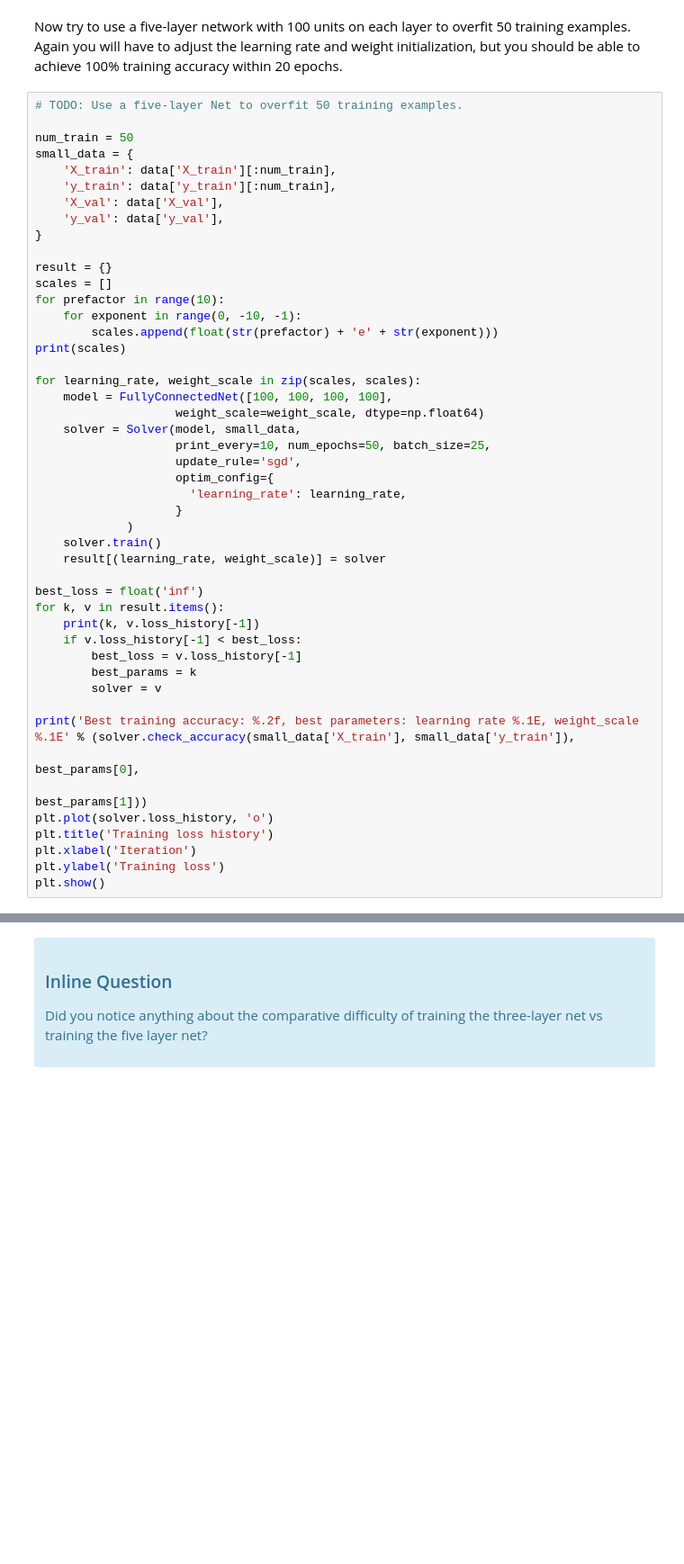
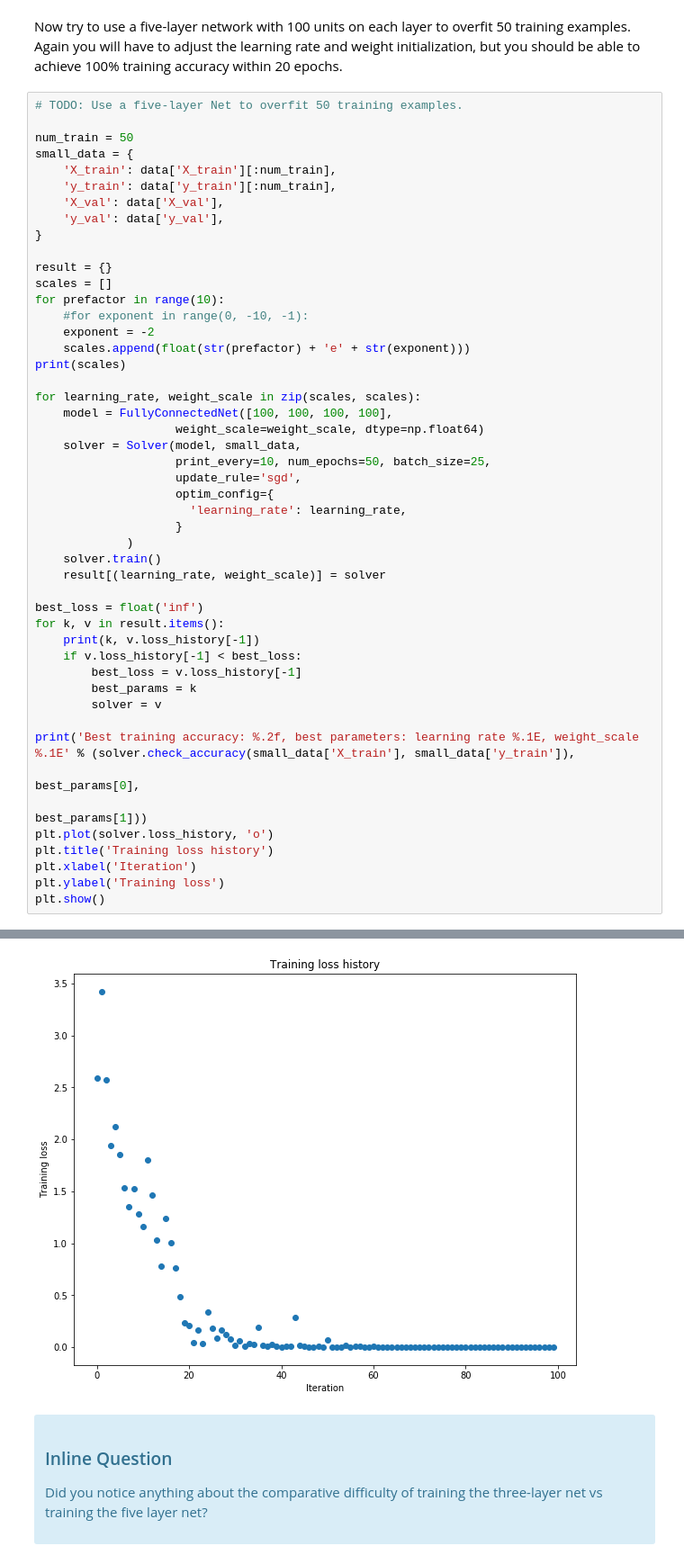
Before and after one commit to ga53kaj/in2346, a Jupyter notebook: exercise_2/1_FullyConnectedNets.ipynb, the cells around one changed output, grey strips where cells are left out. Shown at 90% size. Drawn from its saved outputs; the diff is of its cells as text; blank space fills up the shorter version.

```diff
--- a/exercise_2/1_FullyConnectedNets.ipynb
+++ b/exercise_2/1_FullyConnectedNets.ipynb
@@ -447,8 +478,9 @@ small_data = {
 result = {}
 scales = []
 for prefactor in range(10):
-    for exponent in range(0, -10, -1):
-        scales.append(float(str(prefactor) + 'e' + str(exponent)))
+    #for exponent in range(0, -10, -1):
+    exponent = -2
+    scales.append(float(str(prefactor) + 'e' + str(exponent)))
 print(scales)
 
 for learning_rate, weight_scale in zip(scales, scales):
@@ -480,3 +512,4 @@ plt.title('Training loss history')
 plt.xlabel('Iteration')
 plt.ylabel('Training loss')
 plt.show()
+# %% [output]
@@ -483,3 +533,4 @@ plt.show()
+[figure, added]
 # %% [markdown]
 <div class="alert alert-info">
     <h3>Inline Question</h3>
```
Also changed, not shown: parts of 14 cells of this notebook, 2 other files.
